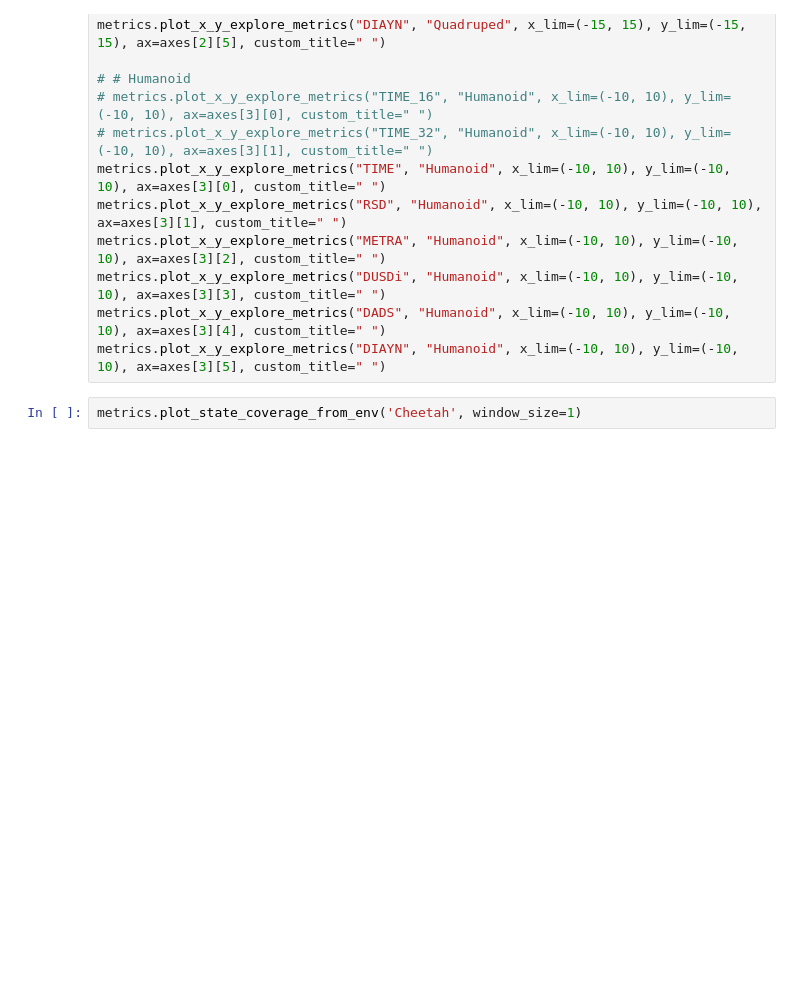
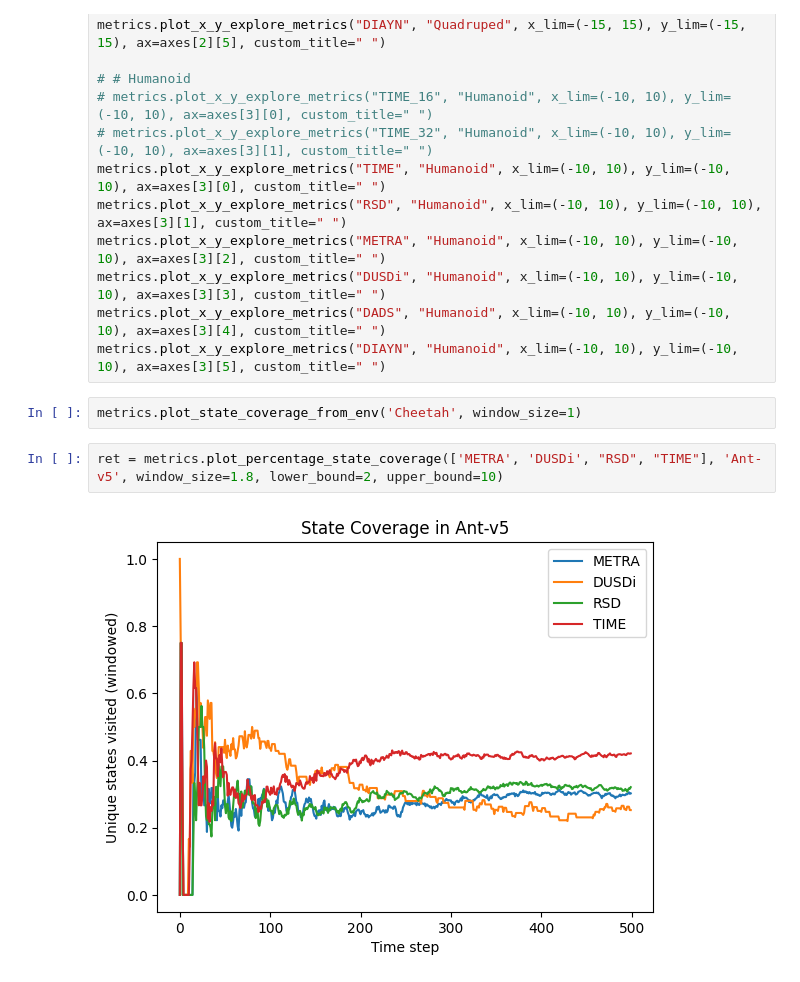
Before and after one commit to trinhminh11/TIME, a Jupyter notebook: metrics.ipynb, the cells around one changed output. Drawn from its saved outputs; the diff is of its cells as text; blank space fills up the shorter version.

```diff
--- a/metrics.ipynb
+++ b/metrics.ipynb
@@ -68,3 +68,7 @@ metrics.plot_x_y_explore_metrics("DADS", "Humanoid", x_lim=(-10, 10), y_lim=(-10
 metrics.plot_x_y_explore_metrics("DIAYN", "Humanoid", x_lim=(-10, 10), y_lim=(-10, 10), ax=axes[3][5], custom_title=" ")
 # %%
 metrics.plot_state_coverage_from_env('Cheetah', window_size=1)
+# %%
+ret = metrics.plot_percentage_state_coverage(['METRA', 'DUSDi', "RSD", "TIME"], 'Ant-v5', window_size=1.8, lower_bound=2, upper_bound=10)
+# %% [output]
+[figure, added]
```
Also changed, not shown: parts of 8 cells of this notebook.
